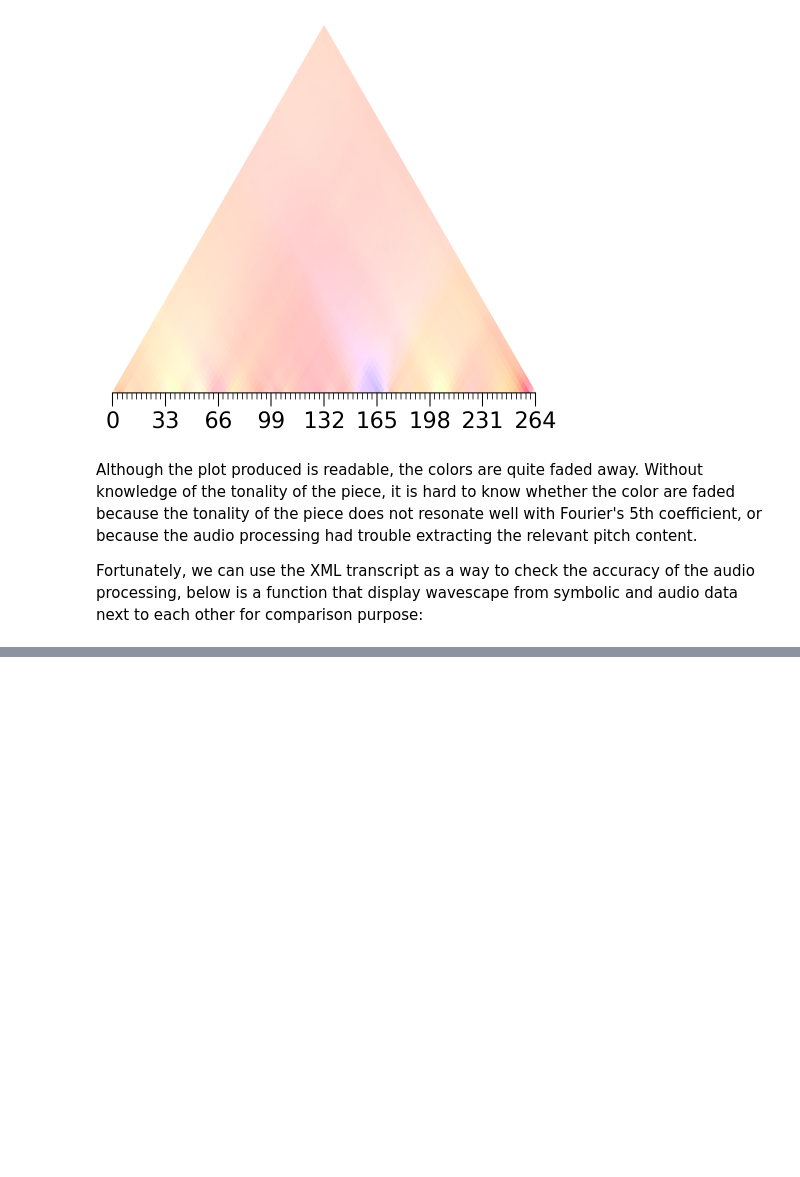
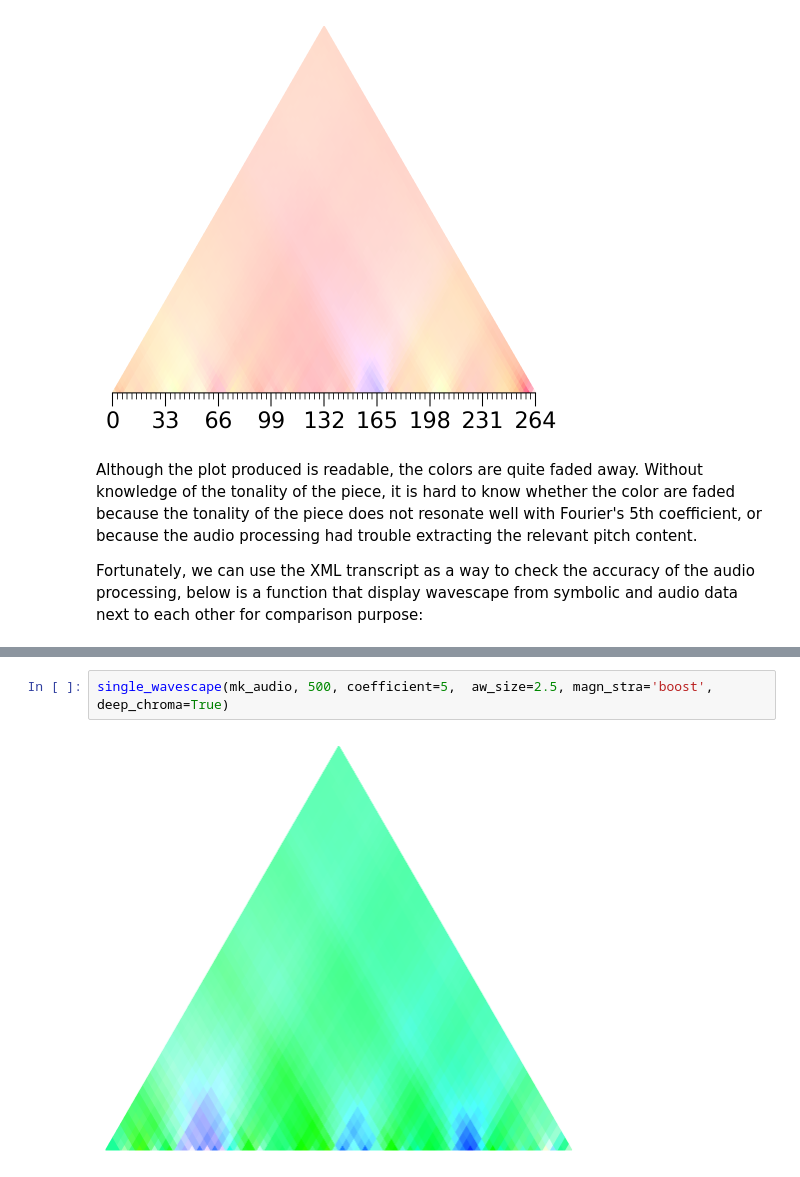
Before and after one commit to DCMLab/wavescapes, a Jupyter notebook: tutorials/2. Wavescapes on audio.ipynb, the cells around one changed output, grey strips where cells are left out. Saved outputs shown, nothing was run; the diff lists cells and outputs as text; blank space fills up the shorter version.

```diff
--- a/tutorials/2. Wavescapes on audio.ipynb
+++ b/tutorials/2. Wavescapes on audio.ipynb
@@ -111,0 +132,4 @@ symbolic_vs_audio(arabesque_xml, arabesque_audio, arabesque_xml_aw, arabesque_mp
+# %%
+single_wavescape(mk_audio, 500, coefficient=5,  aw_size=2.5, magn_stra='boost', deep_chroma=True)
+# %% [output]
+[figure, added]
```
Also changed, not shown: parts of 21 cells of this notebook.
